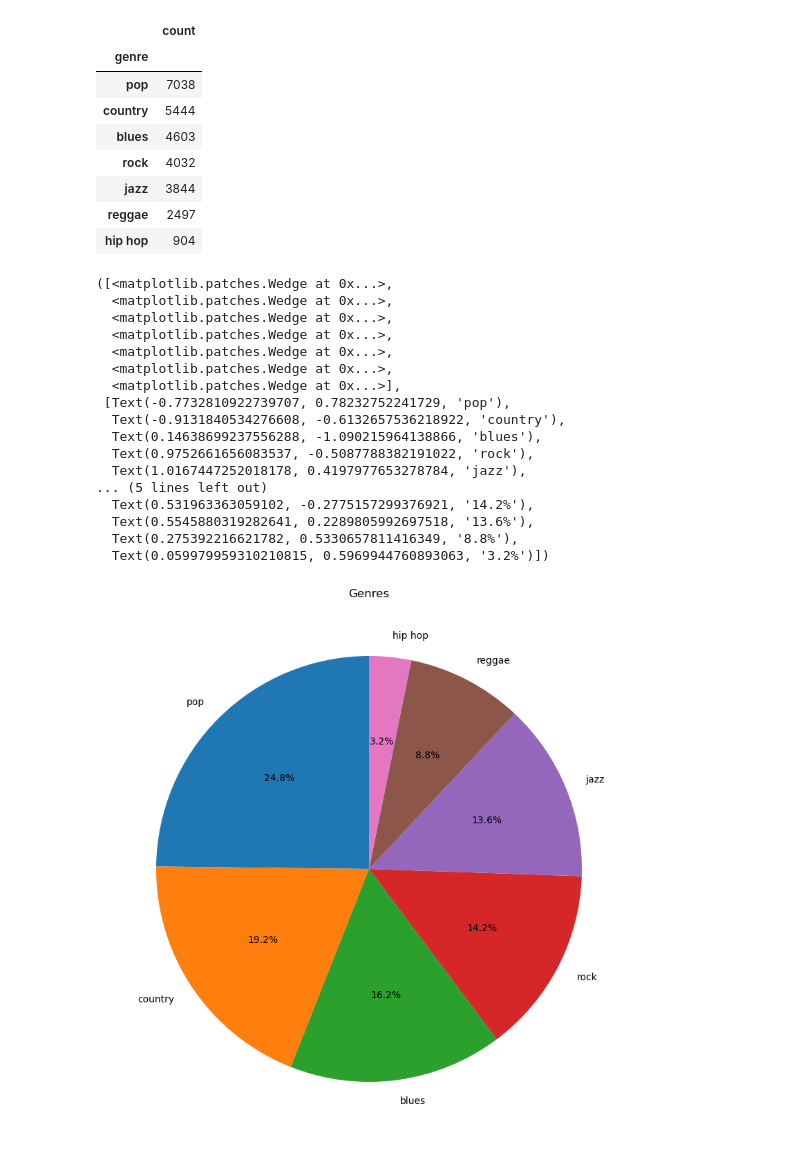
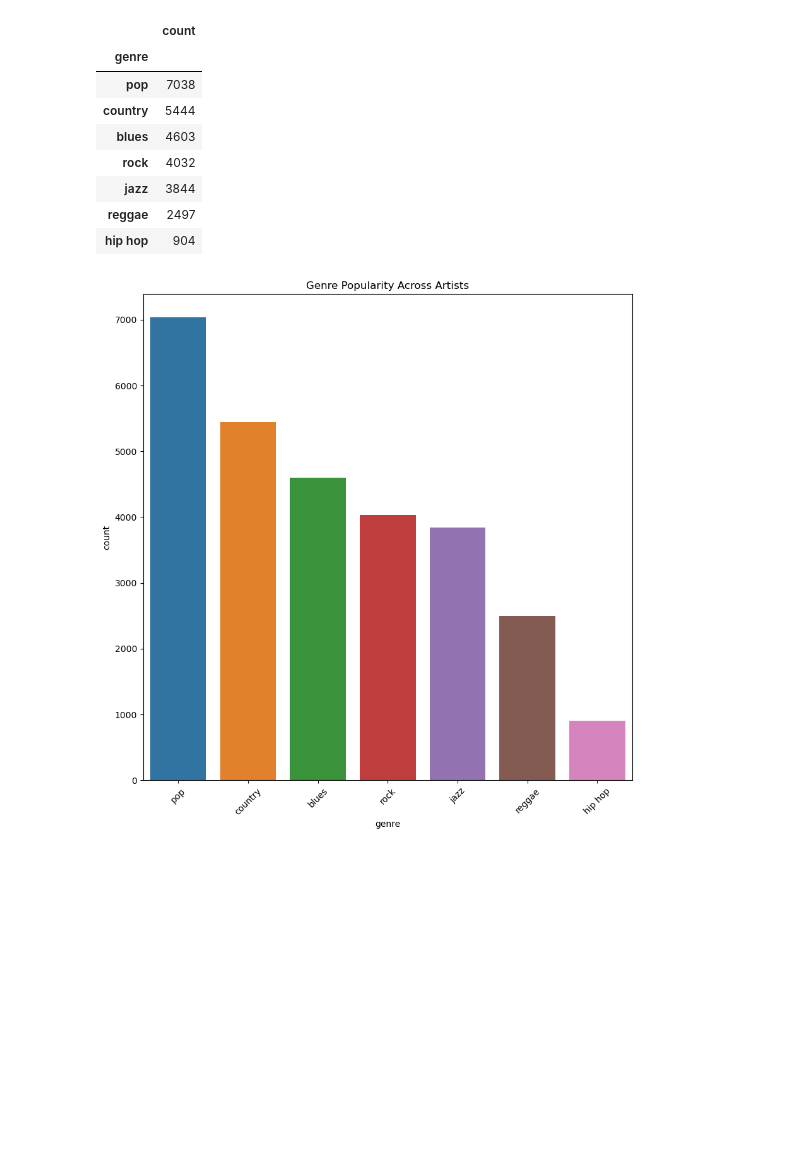
Before and after one commit to GClark89/MusicTrain, a Jupyter notebook: EDA.ipynb, the cells around one changed output. Drawn from its saved outputs; the diff is of its cells as text; code cells hidden in the pictures; blank space fills up the shorter version.

```diff
--- a/EDA.ipynb
+++ b/EDA.ipynb
@@ -205,27 +196,10 @@ value_counts_genre
 | jazz | 3844 |
 | reggae | 2497 |
 | hip hop | 904 |
-# %%
-dataGenre = [7038, 5444, 4603, 4032, 3844, 2497, 904]
-label1 = ['pop', 'country', 'blues', 'rock', 'jazz', 'reggae', 'hip hop']
-plt.title("Genres")
-plt.pie(dataGenre, labels= label1, autopct='%1.1f%%', startangle= 90 )
-# %% [output]
-([<matplotlib.patches.Wedge at 0x...>,
-  <matplotlib.patches.Wedge at 0x...>,
-  <matplotlib.patches.Wedge at 0x...>,
-  <matplotlib.patches.Wedge at 0x...>,
-  <matplotlib.patches.Wedge at 0x...>,
-  <matplotlib.patches.Wedge at 0x...>,
-  <matplotlib.patches.Wedge at 0x...>],
- [Text(-0.7732810922739707, 0.78232752241729, 'pop'),
-  Text(-0.9131840534276608, -0.6132657536218922, 'country'),
-  Text(0.14638699237556288, -1.090215964138866, 'blues'),
-  Text(0.9752661656083537, -0.5087788382191022, 'rock'),
-  Text(1.0167447252018178, 0.4197977653278784, 'jazz'),
-... (5 lines left out)
-  Text(0.531963363059102, -0.2775157299376921, '14.2%'),
-  Text(0.5545880319282641, 0.2289805992697518, '13.6%'),
-  Text(0.275392216621782, 0.5330657811416349, '8.8%'),
-  Text(0.059979959310210815, 0.5969944760893063, '3.2%')])
-[figure, removed]
+# %%
+sns.barplot(x='genre', y='count', data=value_counts_genre , hue= "genre", legend= False)
+plt.xticks(rotation=45)
+plt.title("Genre Popularity Across Artists")
+plt.show()
+# %% [output]
+[figure, added]
```
Also changed, not shown: parts of 8 cells of this notebook, 5 other files.
